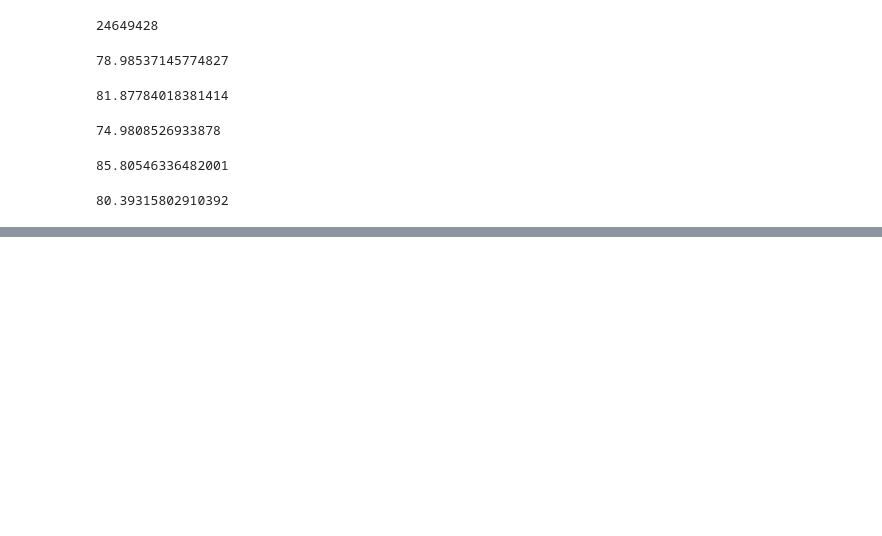
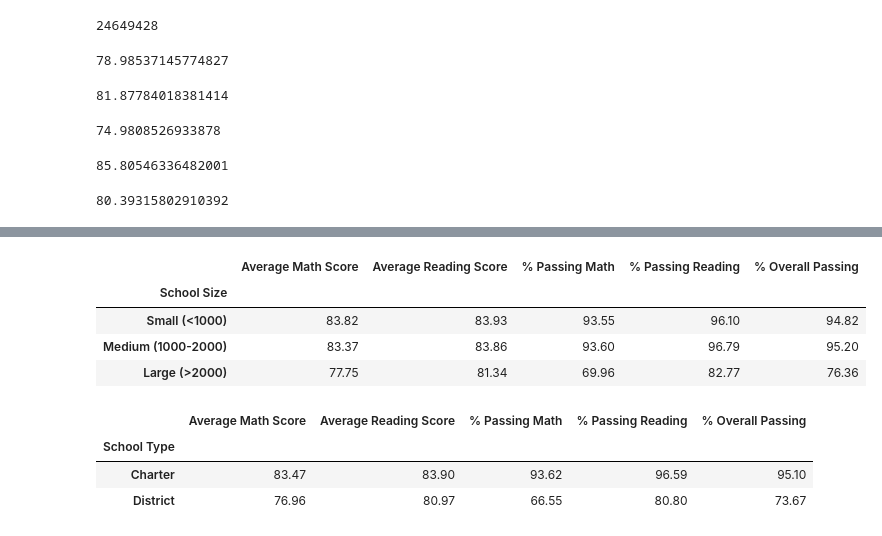
Before and after one commit to dlg410/Pandas-challenge, a Jupyter notebook: PycitySchools.ipynb, the cells around one changed output, grey strips where cells are left out. Saved outputs shown, nothing was run; the diff lists cells and outputs as text; code cells hidden in the pictures; blank space fills up the shorter version.

```diff
--- a/PycitySchools.ipynb
+++ b/PycitySchools.ipynb
@@ -286,0 +319,55 @@ average_reading_scores_by_grade
+# %%
+# Scores by School Size
+
+# bins
+bins = [0, 999, 1999, 99999]
+labels = ["Small (<1000)", "Medium (1000-2000)" , "Large (>2000)"]
+
+school_summary_df['School Size'] = pd.cut(school_summary_df['Total Students'], bins, labels = labels)
+
+average_size = school_summary_df.drop(columns =["Total Budget", "Per Student Budget"]).groupby("School Size")
+
+average_math_size = average_size["Average Math Score"].mean()
+average_reading_size = average_size["Average Reading Score"].mean()
+average_math_pass_size = average_size["% Passing Math"].mean()
+average_reading_pass_size = average_size["% Passing Reading"].mean()
+average_overall_pass_size = average_size["% Overall Passing"].mean()
+
+scores_size = pd.DataFrame({
+                                "Average Math Score": average_math_size,
+                                "Average Reading Score": average_reading_size,
+                                "% Passing Math": average_math_pass_size,
+                                "% Passing Reading": average_reading_pass_size,
+                                "% Overall Passing": average_overall_pass_size
+                                })
+scores_size
+# %% [output]
+|  | Average Math Score | Average Reading Score | % Passing Math | % Passing Reading | % Overall Passing |
+| School Size |  |  |  |  |  |
+| Small (<1000) | 83.82 | 83.93 | 93.55 | 96.10 | 94.82 |
+| Medium (1000-2000) | 83.37 | 83.86 | 93.60 | 96.79 | 95.20 |
+| Large (>2000) | 77.75 | 81.34 | 69.96 | 82.77 | 76.36 |
+# %%
+# Scores by School Type
+
+average_type = school_summary_df.drop(columns =["Total Students", "Total Budget", "Per Student Budget"]).groupby("School Type")
+
+average_math_type = average_type["Average Math Score"].mean()
+average_reading_type = average_type["Average Reading Score"].mean()
+average_math_pass_type = average_type["% Passing Math"].mean()
+average_reading_pass_type = average_type["% Passing Reading"].mean()
+average_overall_pass_type = average_type["% Overall Passing"].mean()
+
+scores_type = pd.DataFrame({
+                                "Average Math Score": average_math_type,
+                                "Average Reading Score": average_reading_type,
+                                "% Passing Math": average_math_pass_type,
+                                "% Passing Reading": average_reading_pass_type,
+                                "% Overall Passing": average_overall_pass_type
+                                })
+scores_type
+# %% [output]
+|  | Average Math Score | Average Reading Score | % Passing Math | % Passing Reading | % Overall Passing |
+| School Type |  |  |  |  |  |
+| Charter | 83.47 | 83.90 | 93.62 | 96.59 | 95.10 |
+| District | 76.96 | 80.97 | 66.55 | 80.80 | 73.67 |
```
Also changed, not shown: parts of 46 cells of this notebook.
